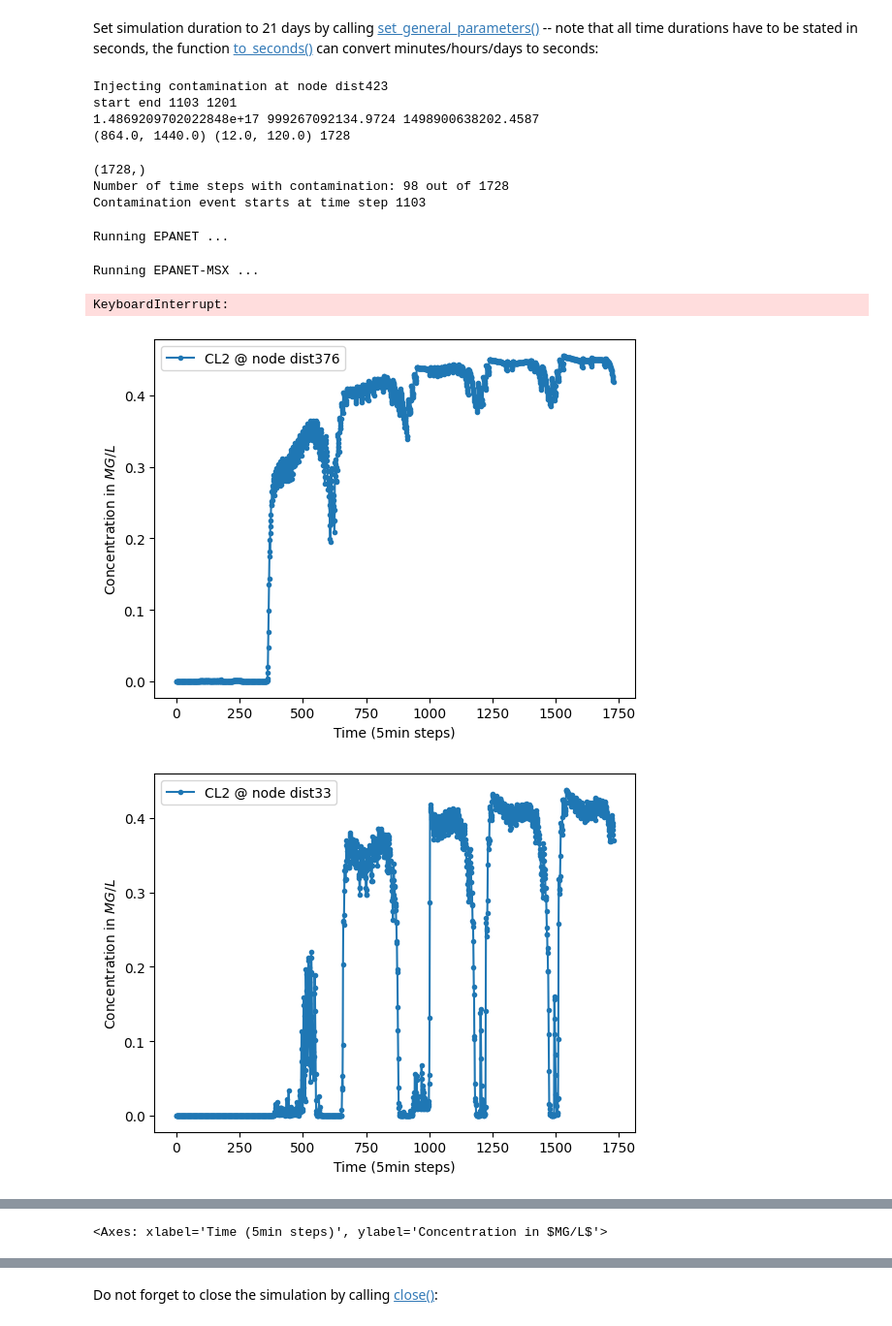
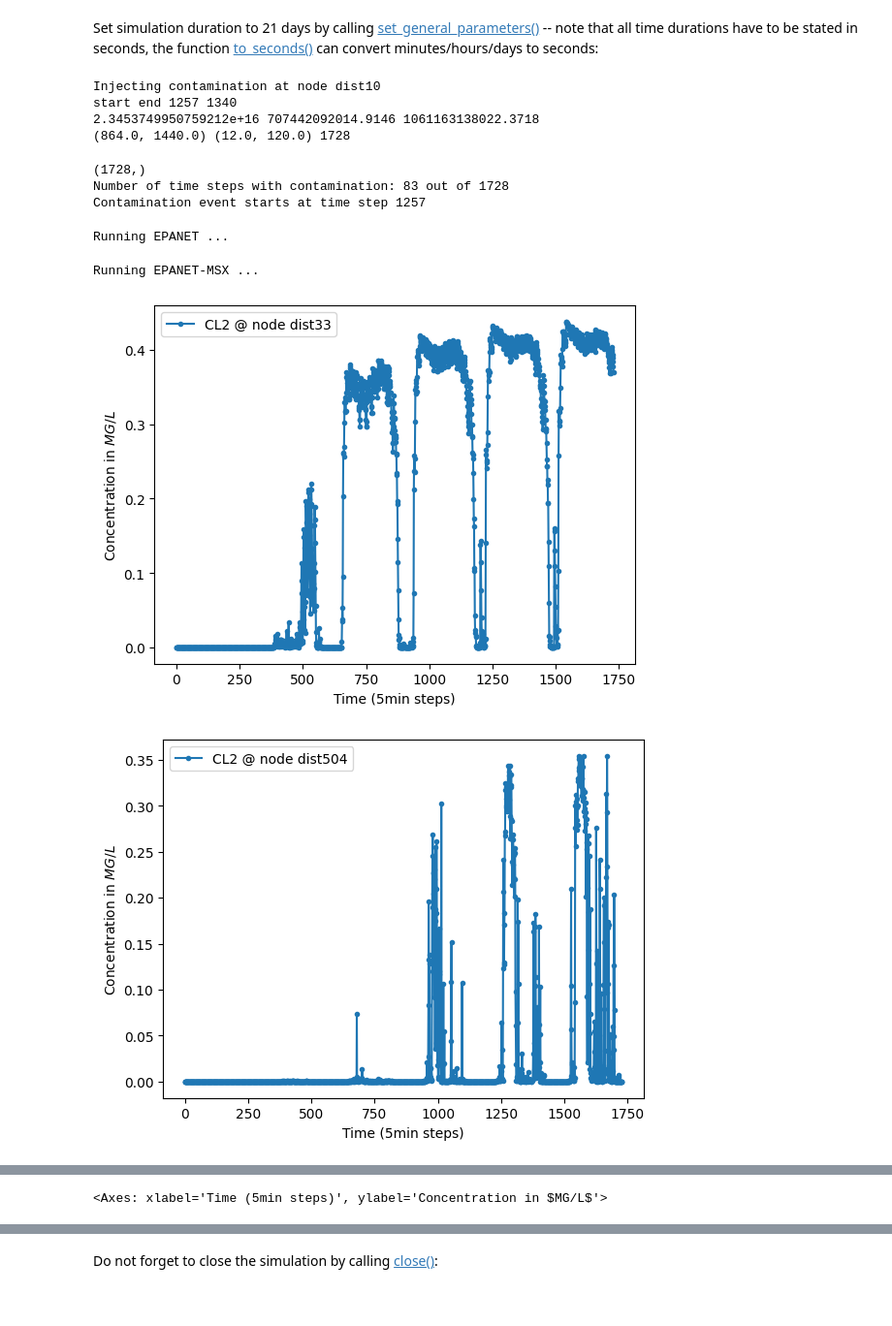
Before and after one commit to elineee/AI-for-Drinking-Water-Chlorination-Challenge-IJCAI-25, a Jupyter notebook: competition/scenario_generation.ipynb, the cells around one changed output, grey strips where cells are left out. Shown at 97% size. Saved outputs shown, nothing was run; the diff lists cells and outputs as text; code cells hidden in the pictures.

Commit message:
new data

```diff
--- a/competition/scenario_generation.ipynb
+++ b/competition/scenario_generation.ipynb
@@ -113,7 +113,7 @@ n_time_steps = int(scenario.get_simulation_duration() / hyd_time_step)
 all_junctions = scenario.get_topology().get_all_junctions() # get all nodes in the network
 contamination_patterns = []
 for _ in range(n_contamination_events):
-    node_id = "dist423"
+    node_id = "dist10"
     print(f"Injecting contamination at node {node_id}")
     contaminants_profiles = create_random_contamination_event(time_window, duration_interval,
                                                                 n_time_steps) # get contamination profiles for each species
@@ -124,9 +124,9 @@ for _ in range(n_contamination_events):
                                                 EpanetConstants.EN_MASS) # inject contamination into the node following the profile
     # node_id = random.choice(all_junctions) # select a random node
 # %% [output]
-Injecting contamination at node dist423
-start end 1103 1201
-1.4869209702022848e+17 999267092134.9724 1498900638202.4587
+Injecting contamination at node dist10
+start end 1257 1340
+2.3453749950759212e+16 707442092014.9146 1061163138022.3718
 (864.0, 1440.0) (12.0, 120.0) 1728
 # %%
 # Compute labels for each time step
@@ -141,8 +141,8 @@ for i in range(1, len(y)):
         print(f"Contamination event starts at time step {i}")
 # %% [output]
 (1728,)
-Number of time steps with contamination: 98 out of 1728
-Contamination event starts at time step 1103
+Number of time steps with contamination: 83 out of 1728
+Contamination event starts at time step 1257
 # %%
 # TEST: run simulation
 # Place sensors at all nodes
@@ -152,14 +152,13 @@ scada_data = scenario.run_simulation(verbose=True)
 # %% [output]
 Running EPANET ...
 Running EPANET-MSX ...
-KeyboardInterrupt:
 # %%
 # Plot chlorine concentration at a specific node
 # scada_data.plot_bulk_species_node_concentration({"CL2": ["dist71"]})
-scada_data.plot_bulk_species_node_concentration({"CL2": [node_id]})
+# scada_data.plot_bulk_species_node_concentration({"CL2": [node_id]})
 scada_data.plot_bulk_species_node_concentration({"CL2": ["dist33"]})
 scada_data.plot_bulk_species_node_concentration({"CL2": ["dist504"]})
 scada_data.plot_bulk_species_node_concentration({"CL2": ["dist361"]})
 # %% [output]
-[figure, old version]
+[figure, new version]
-[figure, old version]
+[figure, new version]
```
Also changed, not shown: parts of 4 cells of this notebook, 6 other files.
